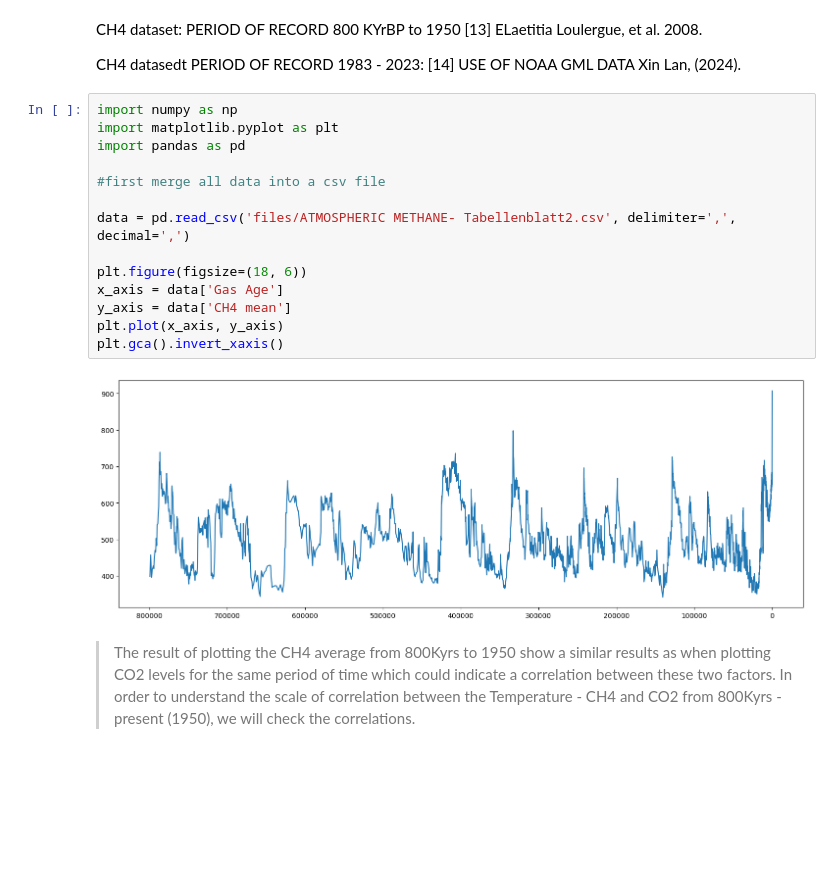
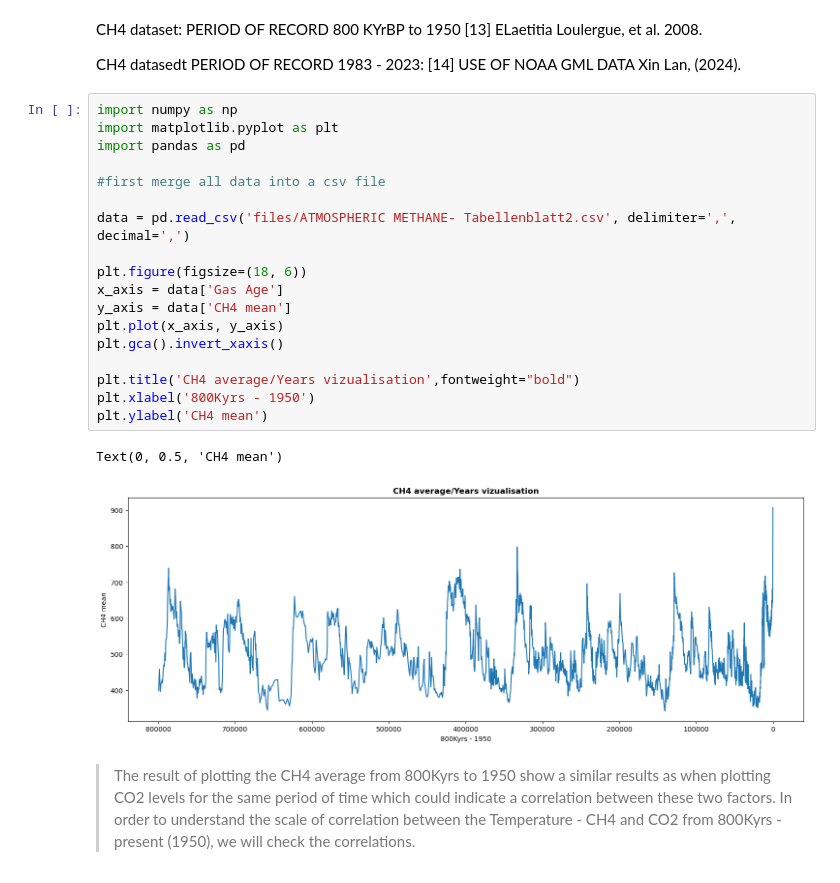
Before and after one commit to yimak/Programming_for_DA_project_2, a Jupyter notebook: project.ipynb, the cells around one changed output. Drawn from its saved outputs; the diff is of its cells as text; blank space fills up the shorter version.

```diff
--- a/project.ipynb
+++ b/project.ipynb
@@ -237,19 +305,24 @@ CH4 datasedt PERIOD OF RECORD 1983 - 2023: [14] USE OF NOAA GML DATA Xin Lan, (2
 # %%
 import numpy as np
 import matplotlib.pyplot as plt
 import pandas as pd
 
 #first merge all data into a csv file
 
 data = pd.read_csv('files/ATMOSPHERIC METHANE- Tabellenblatt2.csv', delimiter=',', decimal=',')
 
 plt.figure(figsize=(18, 6))
 x_axis = data['Gas Age']
 y_axis = data['CH4 mean']
 plt.plot(x_axis, y_axis)
 plt.gca().invert_xaxis()
+
+plt.title('CH4 average/Years vizualisation',fontweight="bold")
+plt.xlabel('800Kyrs - 1950')
+plt.ylabel('CH4 mean')
 # %% [output]
+Text(0, 0.5, 'CH4 mean')
-[figure, old version]
+[figure, new version]
 # %% [markdown]
 >The result of plotting the CH4 average from 800Kyrs to 1950 show a similar results as when plotting CO2 levels for the same period of time which could indicate a correlation between these two factors. In order to understand the scale of correlation between the Temperature - CH4 and CO2 from 800Kyrs - present (1950), we will check the correlations.
 # %%
```
Also changed, not shown: parts of 15 cells of this notebook, 7 other files.
